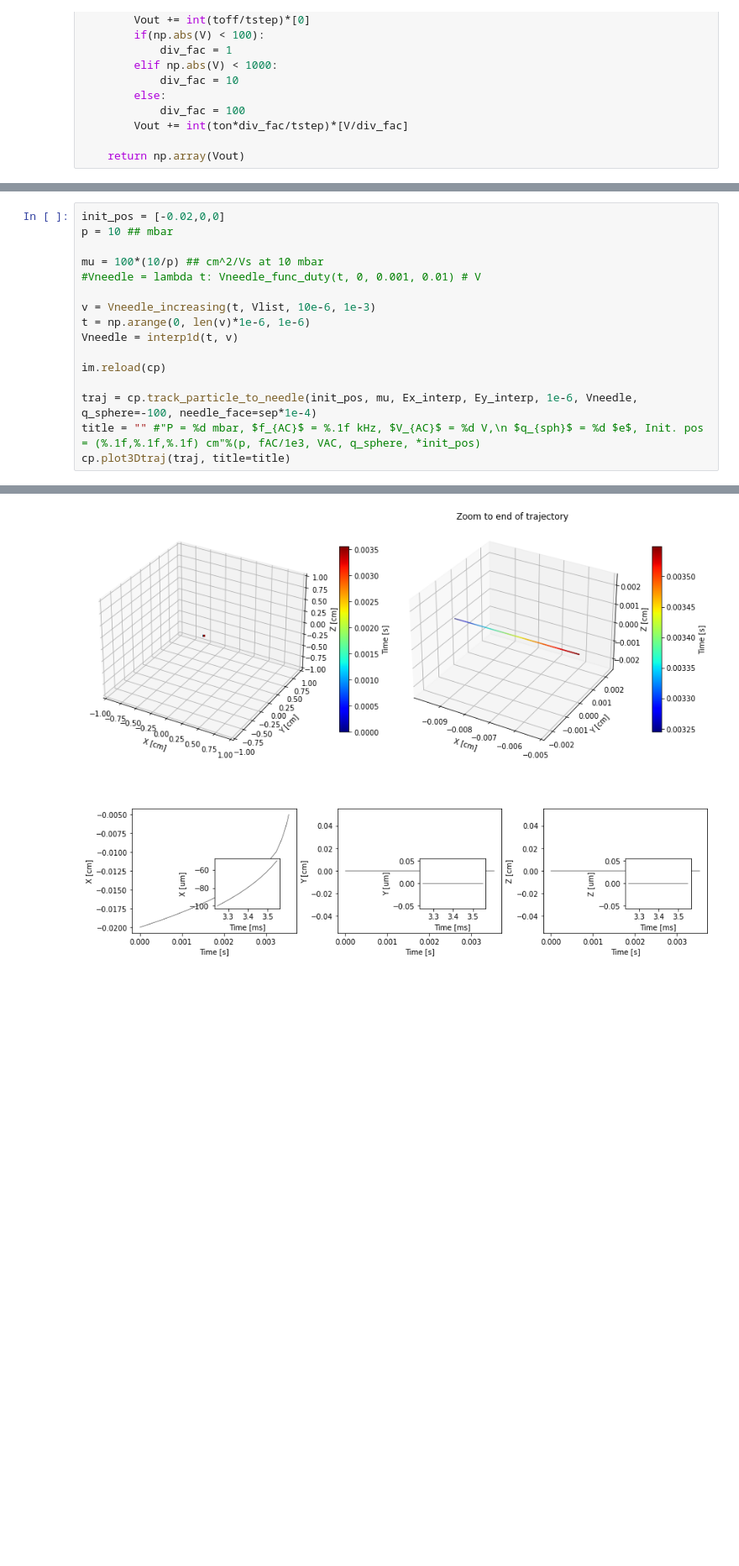
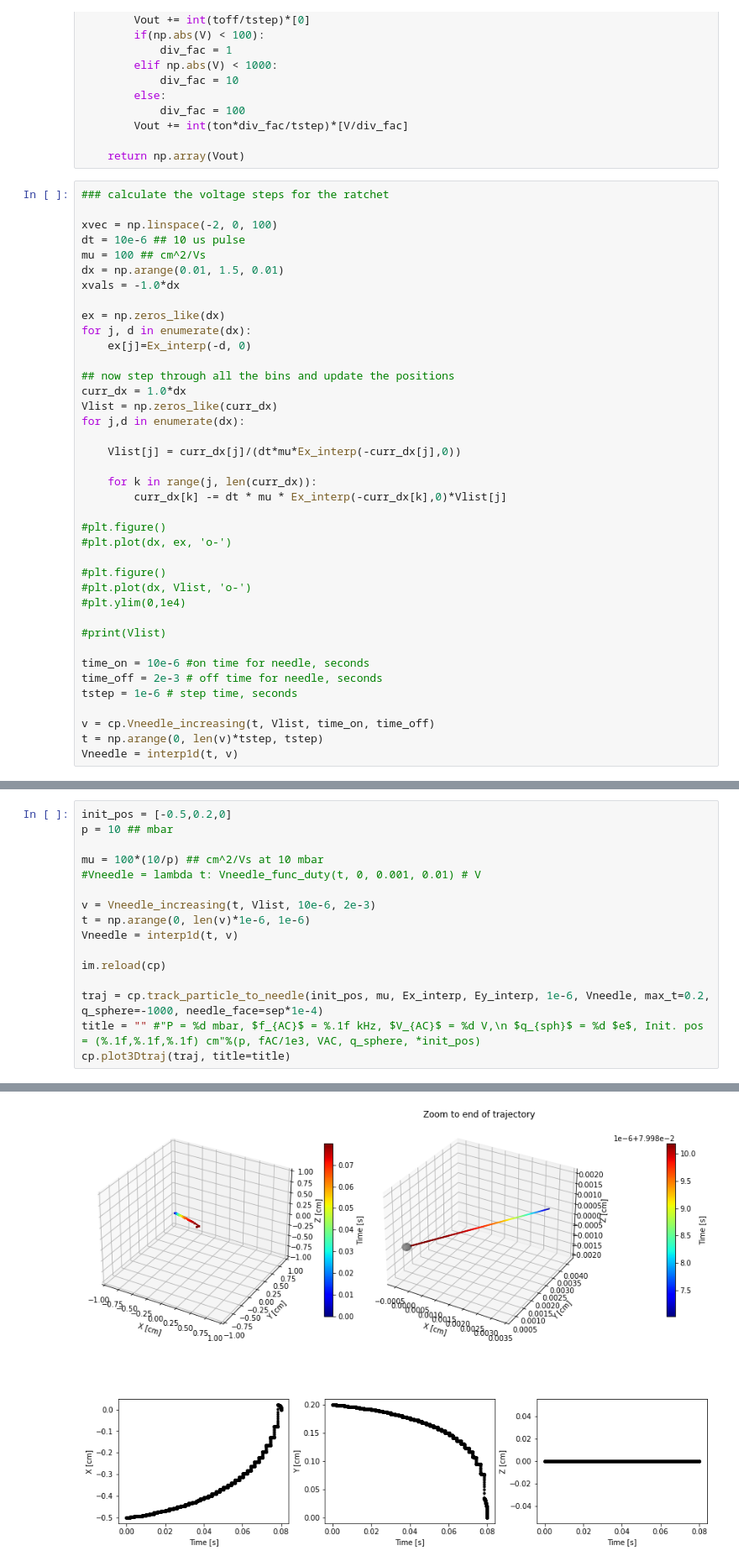
Before and after one commit to davemoore/Paul_Trap_MC, a Jupyter notebook: needle_MC.ipynb, the cells around one changed output, grey strips where cells are left out. Shown at 84% size. Drawn from its saved outputs; the diff is of its cells as text; blank space fills up the shorter version.

```diff
--- a/needle_MC.ipynb
+++ b/needle_MC.ipynb
@@ -38,3 +38,42 @@ def Vneedle_increasing(t, Vlist, ton, toff, tstep=1e-6):
         Vout += int(ton*div_fac/tstep)*[V/div_fac]
 
     return np.array(Vout)
+# %%
+### calculate the voltage steps for the ratchet
+
+xvec = np.linspace(-2, 0, 100)
+dt = 10e-6 ## 10 us pulse
+mu = 100 ## cm^2/Vs
+dx = np.arange(0.01, 1.5, 0.01)
+xvals = -1.0*dx
+
+ex = np.zeros_like(dx)
+for j, d in enumerate(dx):
+    ex[j]=Ex_interp(-d, 0)
+
+## now step through all the bins and update the positions
+curr_dx = 1.0*dx
+Vlist = np.zeros_like(curr_dx)
+for j,d in enumerate(dx):
+
+    Vlist[j] = curr_dx[j]/(dt*mu*Ex_interp(-curr_dx[j],0))
+
+    for k in range(j, len(curr_dx)):
+        curr_dx[k] -= dt * mu * Ex_interp(-curr_dx[k],0)*Vlist[j]
+
+#plt.figure()
+#plt.plot(dx, ex, 'o-')
+
+#plt.figure()
+#plt.plot(dx, Vlist, 'o-')
+#plt.ylim(0,1e4)
+
+#print(Vlist)
+
+time_on = 10e-6 #on time for needle, seconds
+time_off = 2e-3 # off time for needle, seconds
+tstep = 1e-6 # step time, seconds
+
+v = cp.Vneedle_increasing(t, Vlist, time_on, time_off)
+t = np.arange(0, len(v)*tstep, tstep)
+Vneedle = interp1d(t, v)
@@ -41,17 +86,17 @@ def Vneedle_increasing(t, Vlist, ton, toff, tstep=1e-6):
 # %%
-init_pos = [-0.02,0,0]
+init_pos = [-0.5,0.2,0]
 p = 10 ## mbar
 
 mu = 100*(10/p) ## cm^2/Vs at 10 mbar
 #Vneedle = lambda t: Vneedle_func_duty(t, 0, 0.001, 0.01) # V
 
-v = Vneedle_increasing(t, Vlist, 10e-6, 1e-3)
+v = Vneedle_increasing(t, Vlist, 10e-6, 2e-3)
 t = np.arange(0, len(v)*1e-6, 1e-6)
 Vneedle = interp1d(t, v)
 
 im.reload(cp)
 
-traj = cp.track_particle_to_needle(init_pos, mu, Ex_interp, Ey_interp, 1e-6, Vneedle, q_sphere=-100, needle_face=sep*1e-4)
+traj = cp.track_particle_to_needle(init_pos, mu, Ex_interp, Ey_interp, 1e-6, Vneedle, max_t=0.2, q_sphere=-1000, needle_face=sep*1e-4)
 title = "" #"P = %d mbar, $f_{AC}$ = %.1f kHz, $V_{AC}$ = %d V,\n $q_{sph}$ = %d $e$, Init. pos = (%.1f,%.1f,%.1f) cm"%(p, fAC/1e3, VAC, q_sphere, *init_pos)
 cp.plot3Dtraj(traj, title=title)
 # %% [output]
@@ -59,5 +112,5 @@ Curr iter 0, curr time 0.000000
 In sphere!
-[figure, old version]
+[figure, new version]
 # %%
 xvec = np.linspace(-2, 0, 100)
 dt = 10e-6 ## 10 us pulse
```
Also changed, not shown: parts of 5 cells of this notebook, 2 other files.
